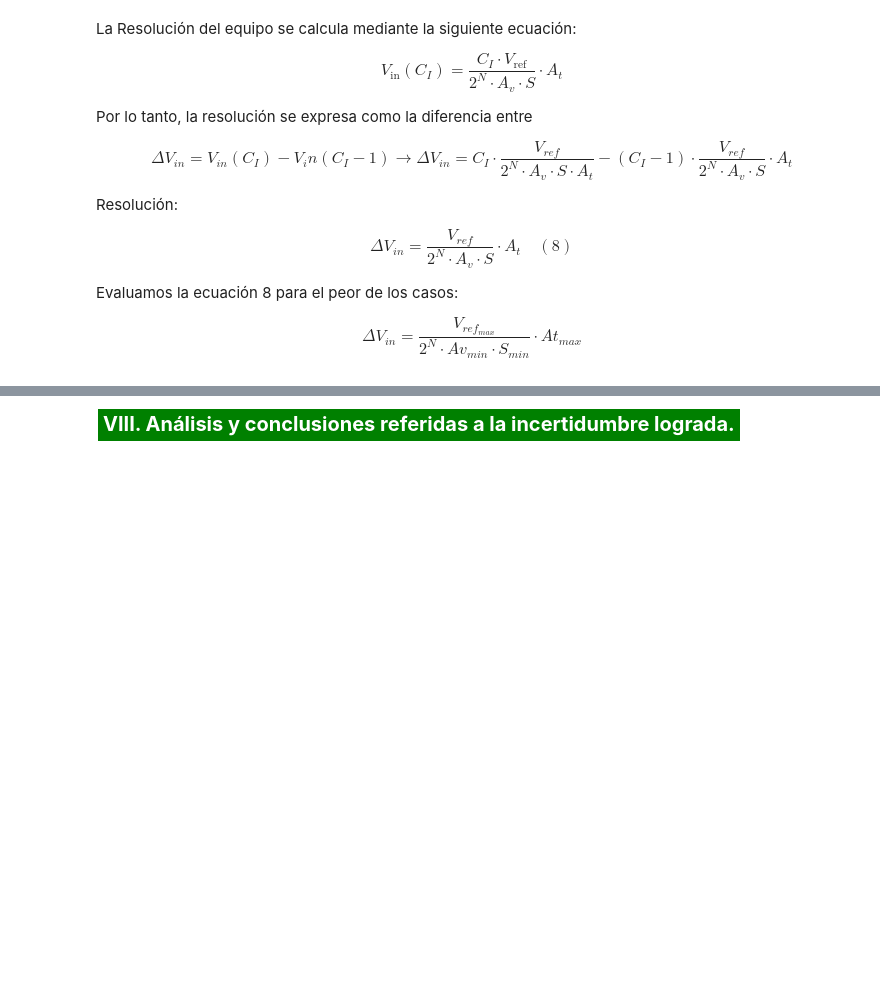
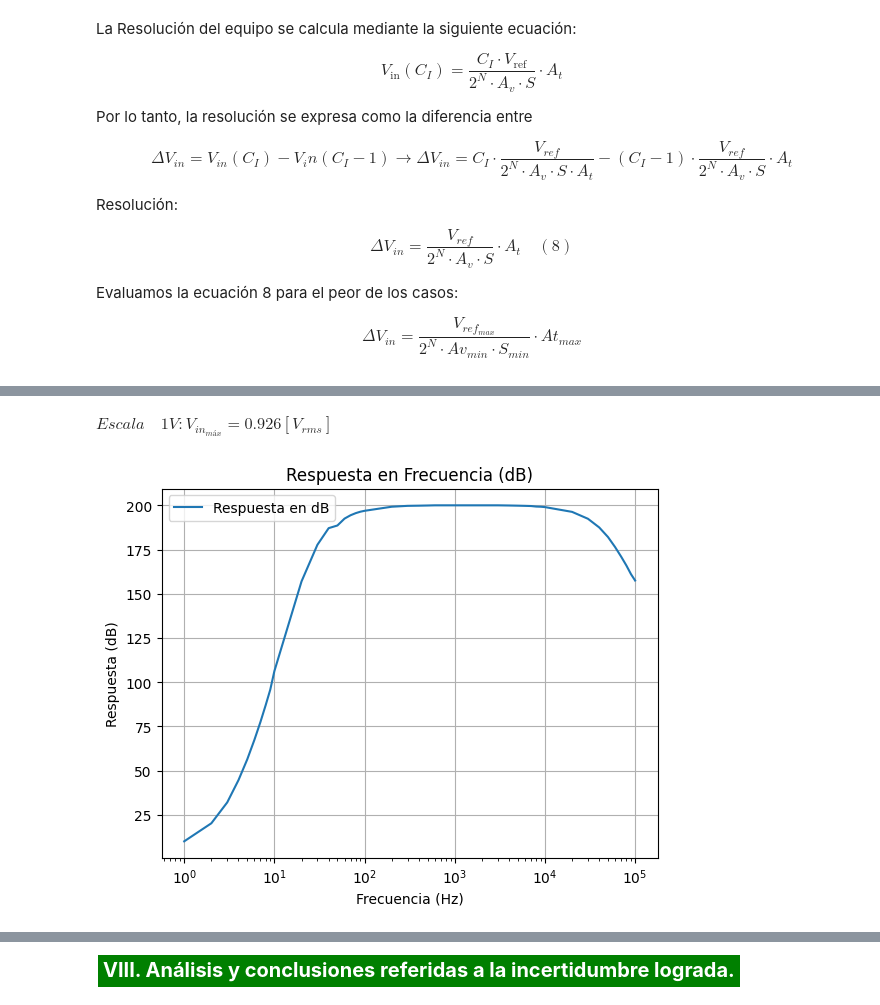
Before and after one commit to D8aCruz/Proyecto-ME1-R4053, a Jupyter notebook: TPO-ME1.ipynb, the cells around one changed output, grey strips where cells are left out. Saved outputs shown, nothing was run; the diff lists cells and outputs as text; code cells hidden in the pictures; blank space fills up the shorter version.

Commit message:
Agregando graficos de excel

```diff
--- a/TPO-ME1.ipynb
+++ b/TPO-ME1.ipynb
@@ -466,0 +528,33 @@ $\displaystyle Escala    2V: ΔV_{in} = 0.026[V_{rms}]$
+# %%
+Vinmáx = (1023*Vrefmin*Atmin)/(2**N*Avmax*Smax)
+display(Math(f"Escala\quad 1V: V_{{in_{{máx}}}} = {Vinmax:.3f}[V_{{rms}}]"))
+# %% [output]
+$\displaystyle Escala\quad 1V: V_{in_{máx}} = 0.926[V_{rms}]$
+# %%
+import pandas as pd
+import matplotlib.pyplot as plt
+
+# Lee los datos desde el archivo Excel
+archivo_excel = 'MedicionesAD736v2.xlsx'
+df = pd.read_excel(archivo_excel)
+
+# Supongamos que tienes columnas llamadas 'Frecuencia' y 'Respuesta_dB'
+columna_frecuencia = 'Frecuencia'
+columna_respuesta_db = 'Tension'
+
+# Verifica y limpia los datos si es necesario
+df = df.dropna(subset=[columna_frecuencia, columna_respuesta_db])
+df[columna_frecuencia] = pd.to_numeric(df[columna_frecuencia], errors='coerce')
+df[columna_respuesta_db] = pd.to_numeric(df[columna_respuesta_db], errors='coerce')
+
+# Trazar la respuesta en frecuencia en dB
+plt.plot(df[columna_frecuencia], df[columna_respuesta_db], label='Respuesta en dB')
+plt.xscale('log')  # Escala logarítmica para la frecuencia
+plt.title('Respuesta en Frecuencia (dB)')
+plt.xlabel('Frecuencia (Hz)')
+plt.ylabel('Respuesta (dB)')
+plt.legend()
+plt.grid(True)
+plt.show()
+# %% [output]
+[figure, added]
```
Also changed, not shown: parts of 13 cells of this notebook, 2 other files.
